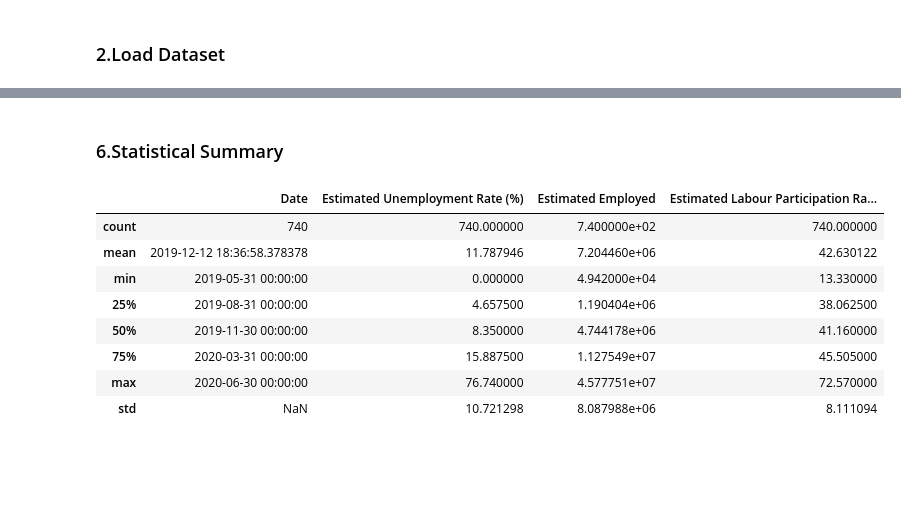
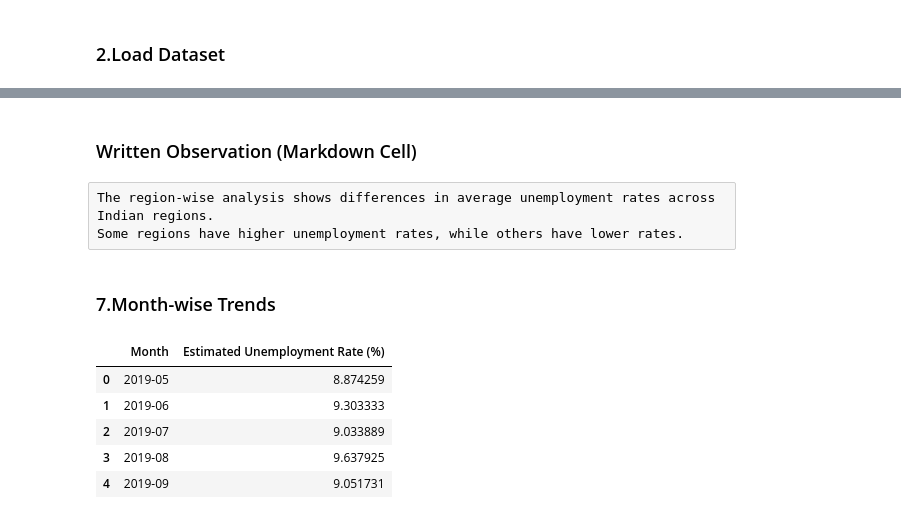
Before and after one commit to ChaudhariUtkarsh/2.Unemployment_Analysis, a Jupyter notebook: Unemployment_Analysis.ipynb, the cells around one changed output, grey strips where cells are left out. Saved outputs shown, nothing was run; the diff lists cells and outputs as text; code cells hidden in the pictures; blank space fills up the shorter version.

```diff
--- a/Unemployment_Analysis.ipynb
+++ b/Unemployment_Analysis.ipynb
@@ -79,22 +124,5 @@ Total Missing Values: 196
 # %%
-# Remove extra spaces from column names
-df.columns = df.columns.str.strip()
-
-# Clean text columns
-df["Region"] = df["Region"].astype(str).str.strip()
-df["Area"] = df["Area"].astype(str).str.strip()
-
-# Convert Date column into datetime
-df["Date"] = pd.to_datetime(df["Date"].astype(str).str.strip(), dayfirst=True, errors="coerce")
-
-# Convert numerical columns
-numeric_columns = ["Estimated Unemployment Rate (%)", "Estimated Employed", "Estimated Labour Participation Rate (%)"]
-for col in numeric_columns:
-    df[col] = pd.to_numeric(df[col], errors="coerce")
-
-# Remove rows with missing essential values
-df.dropna(subset=["Region", "Date"] + numeric_columns, inplace=True)
-df.reset_index(drop=True, inplace=True)
-print("Data Cleaning Completed!")
-df.head()
+region_avg = (df.groupby("Region")["Estimated Unemployment Rate (%)"].mean().sort_values(ascending=False))
+print("Region-wise Average Unemployment Rate:")
+display(region_avg.to_frame("Average Unemployment Rate (%)"))
 # %% [output]
@@ -108,14 +160,18 @@ Data Cleaning Completed!
+# %% [markdown]
+### Written Observation (Markdown Cell)
+# %% [raw]
+The region-wise analysis shows differences in average unemployment rates across Indian regions.
+Some regions have higher unemployment rates, while others have lower rates.
 # %% [markdown]
-### 6.Statistical Summary
+### 7.Month-wise Trends
 # %%
-df.describe()
+df["Month"] = df["Date"].dt.to_period("M").astype(str)
+monthly_trend = (df.groupby("Month")["Estimated Unemployment Rate (%)"].mean().reset_index())
+display(monthly_trend.head())
 # %% [output]
-|  | Date | Estimated Unemployment Rate (%) | Estimated Employed | Estimated Labour Participation Ra... |
-| count | 740 | 740.000000 | 7.400000e+02 | 740.000000 |
-| mean | 2019-12-12 18:36:58.378378 | 11.787946 | 7.204460e+06 | 42.630122 |
-| min | 2019-05-31 00:00:00 | 0.000000 | 4.942000e+04 | 13.330000 |
-| 25% | 2019-08-31 00:00:00 | 4.657500 | 1.190404e+06 | 38.062500 |
-| 50% | 2019-11-30 00:00:00 | 8.350000 | 4.744178e+06 | 41.160000 |
-| 75% | 2020-03-31 00:00:00 | 15.887500 | 1.127549e+07 | 45.505000 |
-| max | 2020-06-30 00:00:00 | 76.740000 | 4.577751e+07 | 72.570000 |
-| std | NaN | 10.721298 | 8.087988e+06 | 8.111094 |
+|  | Month | Estimated Unemployment Rate (%) |
+| 0 | 2019-05 | 8.874259 |
+| 1 | 2019-06 | 9.303333 |
+| 2 | 2019-07 | 9.033889 |
+| 3 | 2019-08 | 9.637925 |
+| 4 | 2019-09 | 9.051731 |
```
Also changed, not shown: parts of 48 cells of this notebook, 2 other files.
